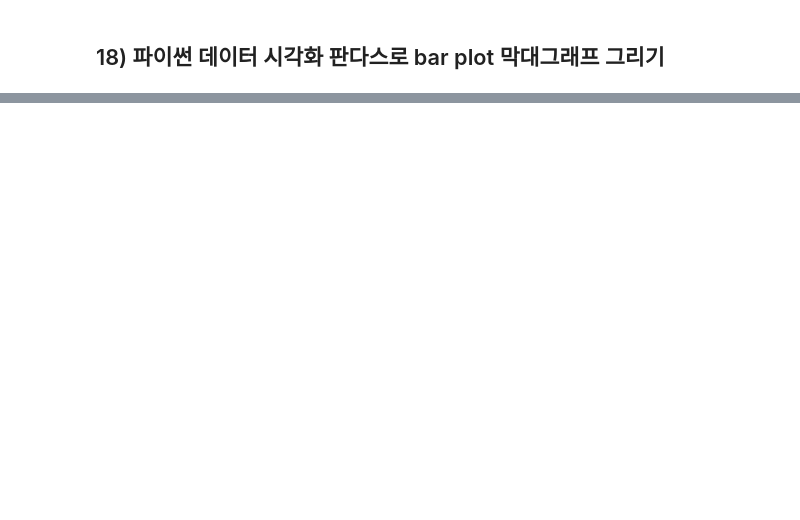
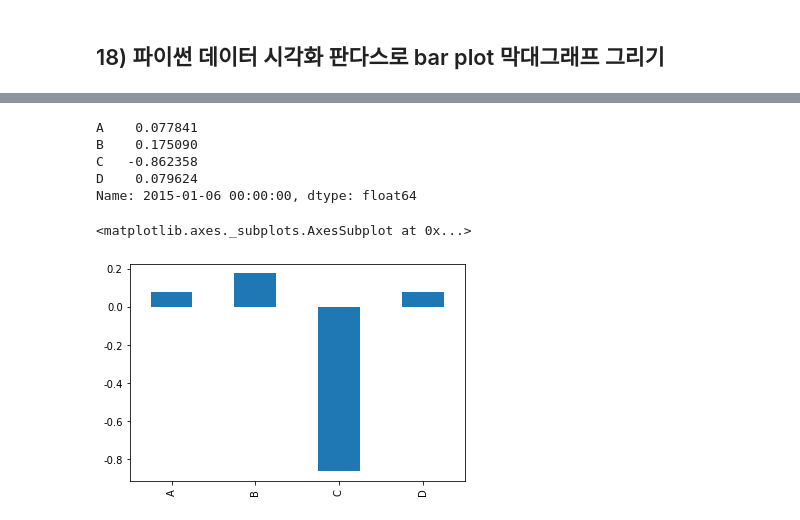
Before and after one commit to anew0m/AStudy_Pandas-basic, a Jupyter notebook: study/11_데이터_시각화_Plotting_기능_활용하기.ipynb, the cells around one changed output, grey strips where cells are left out. Cells and saved outputs as stored; diff of their text form; code cells hidden in the pictures; blank space fills up the shorter version.

```diff
--- a/study/11_데이터_시각화_Plotting_기능_활용하기.ipynb
+++ b/study/11_데이터_시각화_Plotting_기능_활용하기.ipynb
@@ -136,0 +139,13 @@ df3.plot(x = 'A', y = 'B')
+# %%
+import pandas as pd
+import numpy as np
+import matplotlib.pyplot as plt
+
+%matplotlib inline
+
+# 한글폰트 사용시 그래프에서 마이너스 폰트 깨지는 문제에 대한 대처
+mpl.rcParams['axes.unicode_minus'] = False
+# %%
+ts = pd.Series(np.random.randn(1000),
+               index = pd.date_range('1/1/2015', periods = 1000))
+ts
@@ -136,0 +165,4 @@ df3.plot(x = 'A', y = 'B')
+# %%
+df = pd.DataFrame(np.random.randn(1000, 4),
+                  index = ts.index, columns = list('ABCD'))
+df
@@ -136,0 +183,13 @@ df3.plot(x = 'A', y = 'B')
+# %%
+df.iloc[5]
+# %% [output]
+A    0.077841
+B    0.175090
+C   -0.862358
+D    0.079624
+Name: 2015-01-06 00:00:00, dtype: float64
+# %%
+df.iloc[5].plot(kind = 'bar')
+# %% [output]
+<matplotlib.axes._subplots.AxesSubplot at 0x...>
+[figure, added]
```
Also changed, not shown: parts of 39 cells of this notebook.
